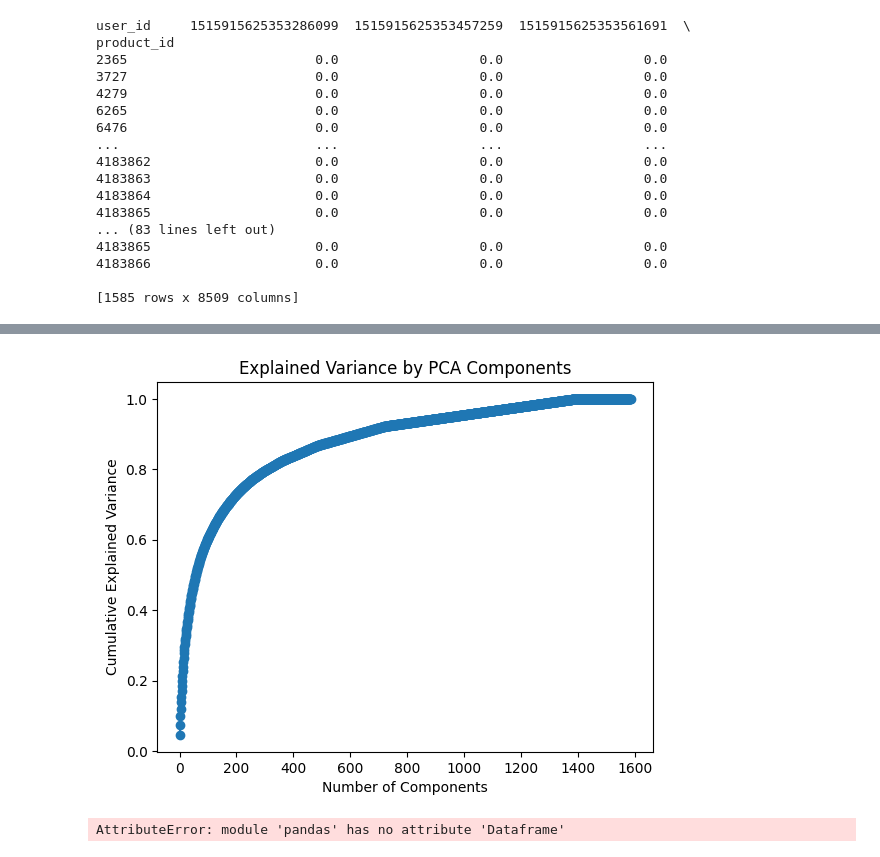
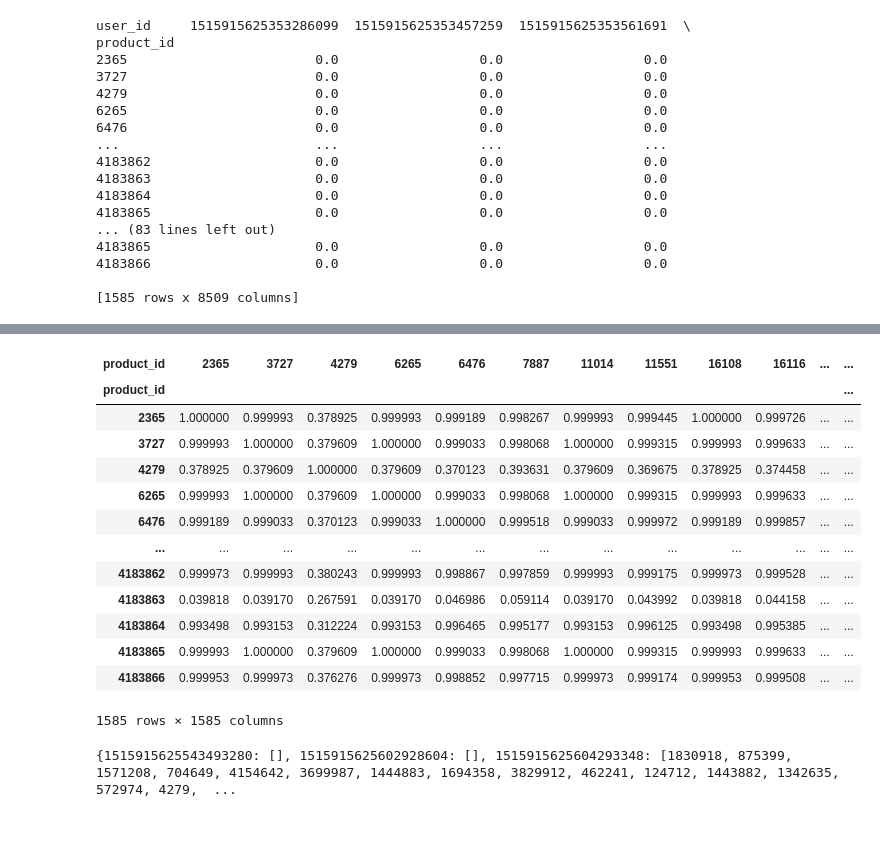
Before and after one commit to Baderzakaria/hakathon, a Jupyter notebook: new_data_prep.ipynb, the cells around one changed output, grey strips where cells are left out. Cells and saved outputs as stored; diff of their text form; code cells hidden in the pictures; blank space fills up the shorter version.

```diff
--- a/new_data_prep.ipynb
+++ b/new_data_prep.ipynb
@@ -212,0 +242,5 @@ product_id
+# %%
+from sklearn.decomposition import PCA
+
+df_svd = pd.DataFrame(reduced_data, index=pivot_table.index, columns=[f'SVD{i+1}' for i in range(5)])
+print(df_svd)
@@ -238,18 +270,19 @@ product_id
-# %%
-# Determine the amount of variance each principal component captures
-pca = PCA().fit(normalized_data)
-plt.plot(range(1, len(pca.explained_variance_ratio_) + 1), pca.explained_variance_ratio_.cumsum(), marker='o')
-plt.xlabel('Number of Components')
-plt.ylabel('Cumulative Explained Variance')
-plt.title('Explained Variance by PCA Components')
-plt.show()
-# %% [output]
-[figure, removed]
-# %%
-
-
-# Compute the correlation matrix for the products in the reduced space
-product_correlation_matrix = pd.DataFrame(pca_df.corr(), index=pca_df.columns, columns=pca_df.columns)
-print(product_correlation_matrix)
-# %% [output]
-AttributeError: module 'pandas' has no attribute 'Dataframe'
+# %%
+product_correlation_matrix = df_svd.T.corr()
+# %%
+product_correlation_matrix
+# %% [output]
+| product_id | 2365 | 3727 | 4279 | 6265 | 6476 | 7887 | 11014 | 11551 | 16108 | 16116 | ... | ... |
+| product_id |  |  |  |  |  |  |  |  |  |  |  | ... |
+| 2365 | 1.000000 | 0.999993 | 0.378925 | 0.999993 | 0.999189 | 0.998267 | 0.999993 | 0.999445 | 1.000000 | 0.999726 | ... | ... |
+| 3727 | 0.999993 | 1.000000 | 0.379609 | 1.000000 | 0.999033 | 0.998068 | 1.000000 | 0.999315 | 0.999993 | 0.999633 | ... | ... |
+| 4279 | 0.378925 | 0.379609 | 1.000000 | 0.379609 | 0.370123 | 0.393631 | 0.379609 | 0.369675 | 0.378925 | 0.374458 | ... | ... |
+| 6265 | 0.999993 | 1.000000 | 0.379609 | 1.000000 | 0.999033 | 0.998068 | 1.000000 | 0.999315 | 0.999993 | 0.999633 | ... | ... |
+| 6476 | 0.999189 | 0.999033 | 0.370123 | 0.999033 | 1.000000 | 0.999518 | 0.999033 | 0.999972 | 0.999189 | 0.999857 | ... | ... |
+| ... | ... | ... | ... | ... | ... | ... | ... | ... | ... | ... | ... | ... |
+| 4183862 | 0.999973 | 0.999993 | 0.380243 | 0.999993 | 0.998867 | 0.997859 | 0.999993 | 0.999175 | 0.999973 | 0.999528 | ... | ... |
+| 4183863 | 0.039818 | 0.039170 | 0.267591 | 0.039170 | 0.046986 | 0.059114 | 0.039170 | 0.043992 | 0.039818 | 0.044158 | ... | ... |
+| 4183864 | 0.993498 | 0.993153 | 0.312224 | 0.993153 | 0.996465 | 0.995177 | 0.993153 | 0.996125 | 0.993498 | 0.995385 | ... | ... |
+| 4183865 | 0.999993 | 1.000000 | 0.379609 | 1.000000 | 0.999033 | 0.998068 | 1.000000 | 0.999315 | 0.999993 | 0.999633 | ... | ... |
+| 4183866 | 0.999953 | 0.999973 | 0.376276 | 0.999973 | 0.998852 | 0.997715 | 0.999973 | 0.999174 | 0.999953 | 0.999508 | ... | ... |
+1585 rows × 1585 columns
@@ -255,0 +300,23 @@ AttributeError: module 'pandas' has no attribute 'Dataframe'
+# %%
+product_correlation_matrix_train = pca_df_train.T.corr()
+
+unique_test_users = test_df['user_id'].unique()
+
+recommendations = {}
+for user in unique_test_users:
+    user_purchase_history_train = train_df[train_df['user_id'] == user]
+    user_purchased_products_train = user_purchase_history_train['product_id'].tolist()
+
+    user_recommendations = []
+    for product in user_purchased_products_train:
+        if product in product_correlation_matrix_train.index:
+            product_correlations = product_correlation_matrix_train[product].drop(product)
+            top_correlated_products = product_correlations.sort_values(ascending=False).head(5).index.tolist()
+            user_recommendations.extend(top_correlated_products)
+
+    user_recommendations = list(set(user_recommendations) - set(user_purchased_products_train))
+    recommendations[user] = user_recommendations
+
+print(recommendations)
+# %% [output]
+{1515915625543493280: [], 1515915625602928604: [], 1515915625604293348: [1830918, 875399, 1571208, 704649, 4154642, 3699987, 1444883, 1694358, 3829912, 462241, 124712, 1443882, 1342635, 572974, 4279,  ...
```
Also changed, not shown: parts of 22 cells of this notebook.
